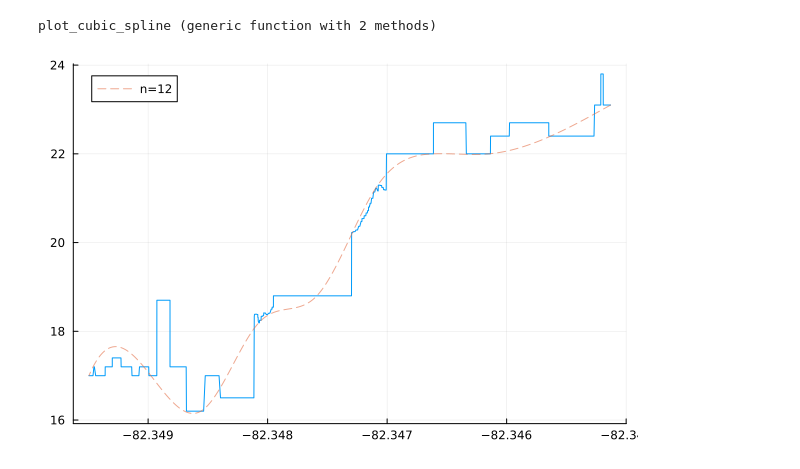
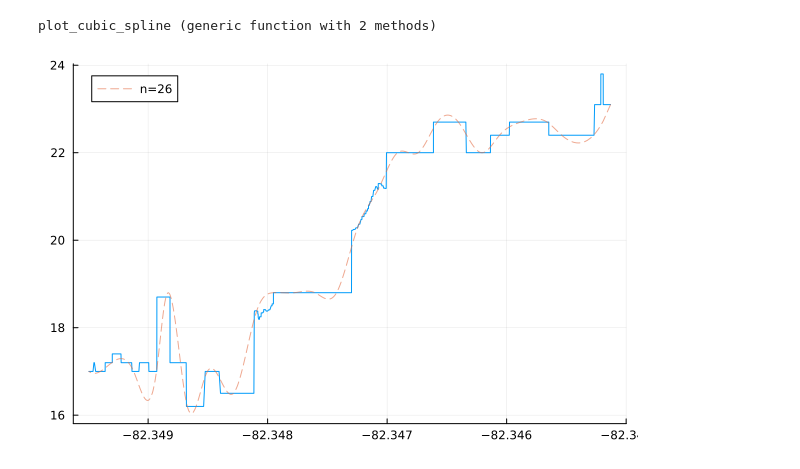
Before and after one commit to Scevitee/NA-FinalProject, a Jupyter notebook: src/cubic_interp.ipynb, the cells around one changed output. Cells and saved outputs as stored; diff of their text form; code cells hidden in the pictures.

```diff
--- a/src/cubic_interp.ipynb
+++ b/src/cubic_interp.ipynb
@@ -146,7 +146,7 @@ I've opted for a function that plots an overlay of the spline onto a preexisting
 # %%
 function plot_cubic_spline(plt, x, y, n=10; alpha=0.6)
      x_sorted = sort(x, rev=true);
-     xs, ys = get_spaced_points(x_sorted, y);
+     xs, ys = get_spaced_points(x_sorted, y, n);
      cspline_f = spinterp(xs, ys)
      plot!(plt, x_sorted, cspline_f.(x_sorted), label="n=$n",ls=:dash, alpha=alpha)
 end
@@ -154,6 +154,6 @@ end
 plot_cubic_spline (generic function with 2 methods)
 # %%
 plt = plot(x_sorted, y, label=:none)
-plot_cubic_spline(plt, x, y, 12)
+plot_cubic_spline(plt, x, y, 26)
 # %% [output]
-[figure, old version]
+[figure, new version]
```
